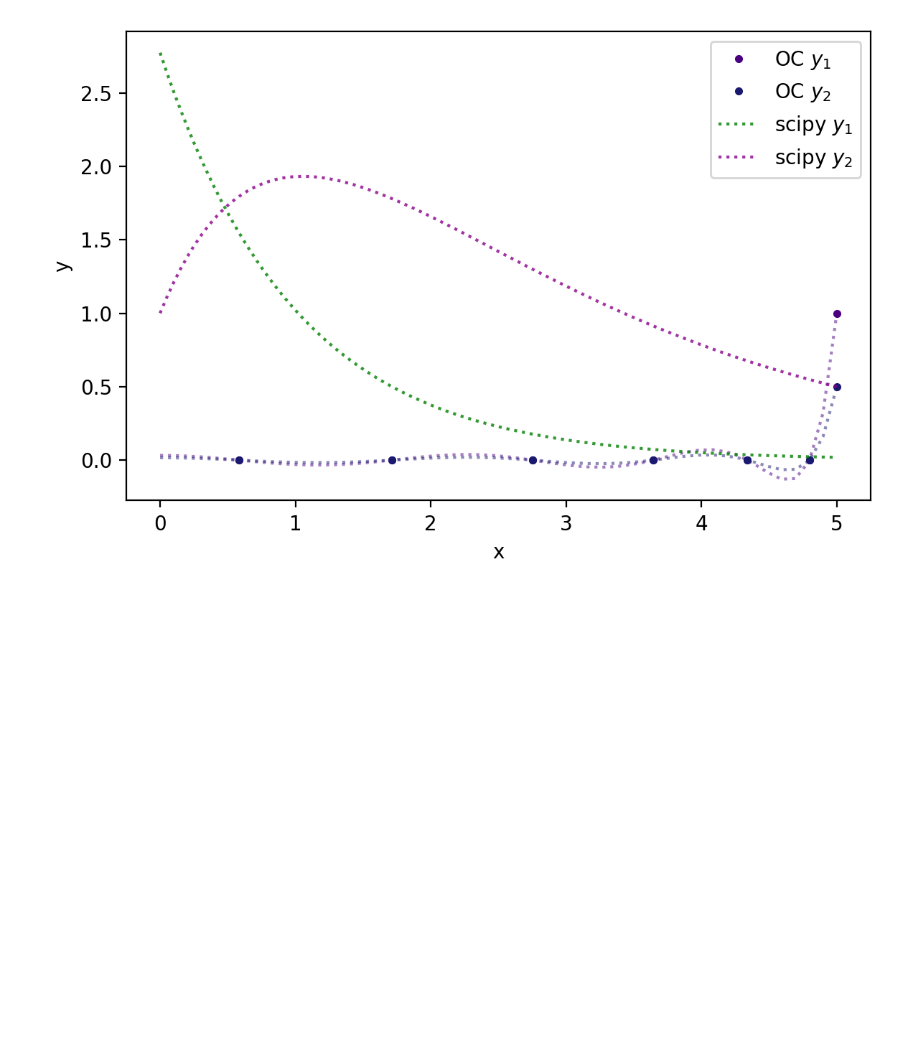
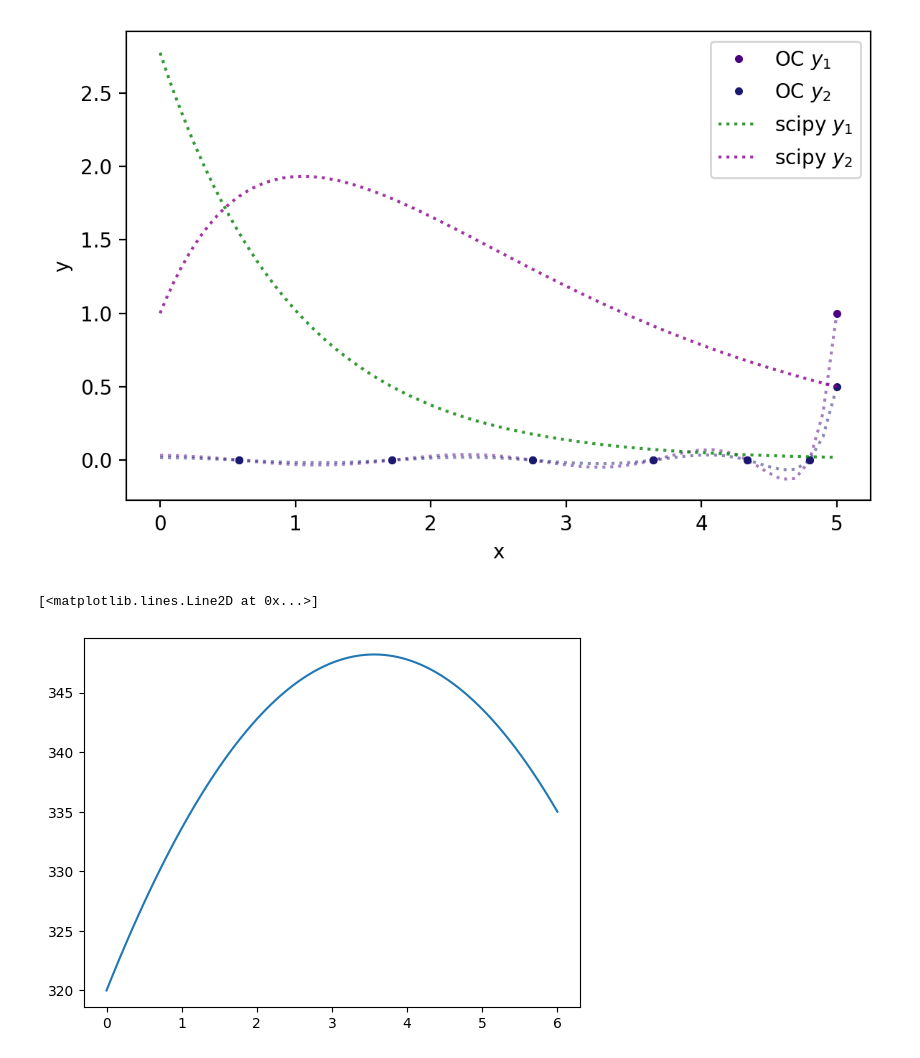
Before and after one commit to tannerpolley/MEA-Absorption-Column, a Jupyter notebook: MEA_Absorption_Column/BVP/Methods/practice.ipynb, the cells around one changed output. Drawn from its saved outputs; the diff is of its cells as text; code cells hidden in the pictures; blank space fills up the shorter version.

```diff
--- a/MEA_Absorption_Column/BVP/Methods/practice.ipynb
+++ b/MEA_Absorption_Column/BVP/Methods/practice.ipynb
@@ -340,3 +340,18 @@ fig.tight_layout()
 plt.show()
 # %% [output]
 [figure]
+# %%
+def quadratic_arc(start, end, control, num_points=100):
+    t = np.linspace(0, 1, num_points)
+    curve = (1 - t)[:, None]**2 * np.array(start) + \
+            2 * t[:, None] * (1 - t)[:, None] * np.array(control) + \
+            t[:, None]**2 * np.array(end)
+    return curve.T[1]
+# %%
+x = np.linspace(0, 6, 100)
+y = quadratic_arc([0, 320], [6, 335], [5, 350*1.05])
+
+plt.plot(x, y)
+# %% [output]
+[<matplotlib.lines.Line2D at 0x...>]
+[figure, added]
```
Also changed, not shown: 7 other files.
